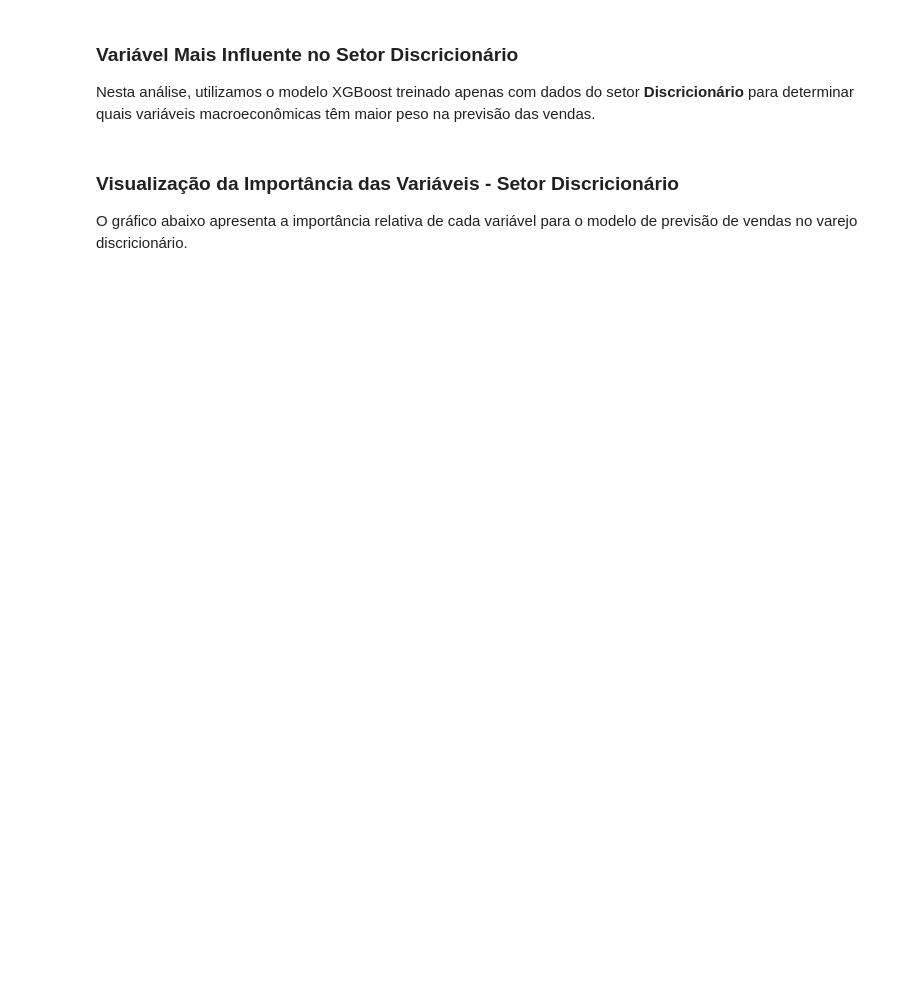
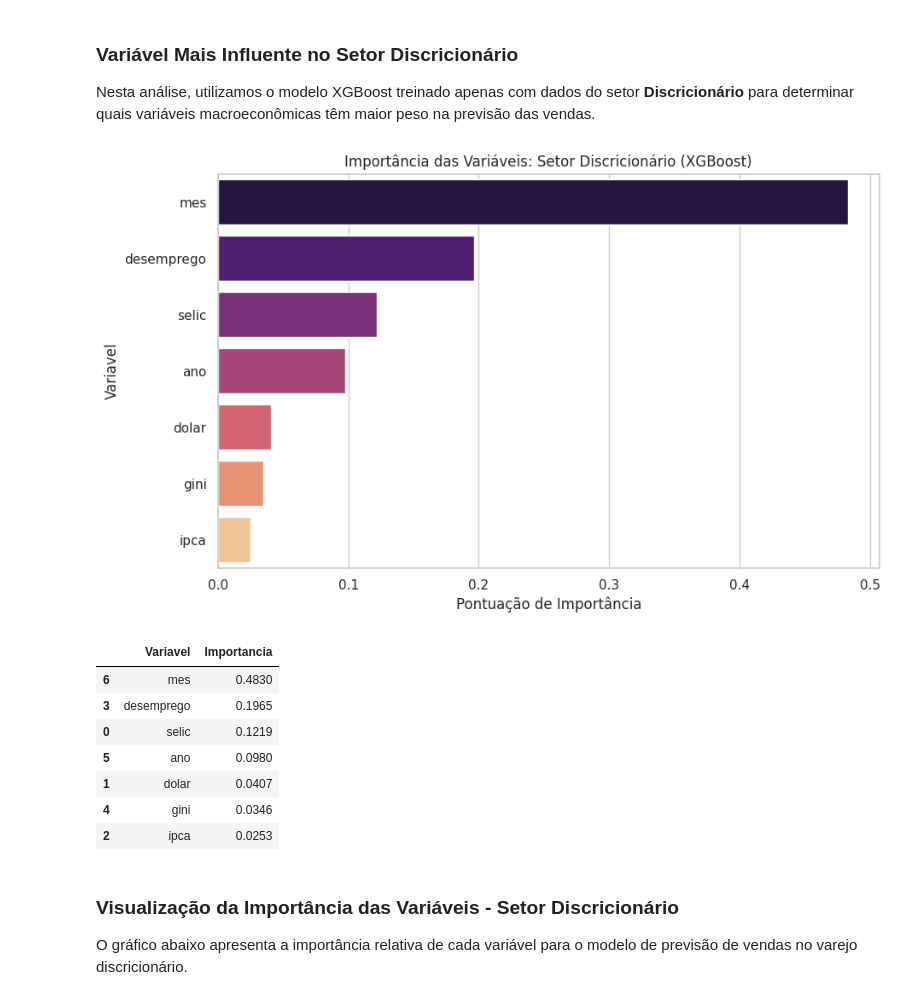
Before and after one commit to leandromvs/MVP-Analise-de-dados-e-boas-praticas-PUC-RIO, a Jupyter notebook: MVP_Analise_de_dados_e_boas_praticas_PUC_RIO_FINAL.ipynb, the cells around one changed output. Saved outputs shown, nothing was run; the diff lists cells and outputs as text; code cells hidden in the pictures; blank space fills up the shorter version.

```diff
--- a/MVP_Analise_de_dados_e_boas_praticas_PUC_RIO_FINAL.ipynb
+++ b/MVP_Analise_de_dados_e_boas_praticas_PUC_RIO_FINAL.ipynb
@@ -2379,28 +2549,44 @@ Nesta análise, utilizamos o modelo XGBoost treinado apenas com dados do setor *
 # %%
 import xgboost as xgb
 
 # 1. Preparar dados específicos para o setor discricionário
 df_disc_model = df_base_final[df_base_final['tipo_consumo'] == 'Discricionario']
 X_disc = df_disc_model[['selic', 'dolar', 'ipca', 'desemprego', 'gini', 'ano', 'mes']]
 y_disc = df_disc_model['variacao_vendas']
+
+# Remover linhas onde o target y_disc é NaN, e alinhar X_disc
+valid_indices = y_disc.dropna().index
+X_disc = X_disc.loc[valid_indices]
+y_disc = y_disc.loc[valid_indices]
 
 # 2. Treinar modelo XGBoost
 xgb_disc = xgb.XGBRegressor(objective='reg:squarederror', n_estimators=100, random_state=42)
 xgb_disc.fit(X_disc, y_disc)
 
 # 3. Extrair e visualizar importância
 imp_disc = pd.DataFrame({
     'Variavel': X_disc.columns,
     'Importancia': xgb_disc.feature_importances_
 }).sort_values(by='Importancia', ascending=False)
 
+# Plotting
 plt.figure(figsize=(10, 6))
-sns.barplot(data=imp_disc, x='Importancia', y='Variavel', palette='magma', hue='Variavel', legend=False)
+sns.barplot(x='Importancia', y='Variavel', data=imp_disc, palette='magma', hue='Variavel', legend=False)
 plt.title('Importância das Variáveis: Setor Discricionário (XGBoost)')
 plt.xlabel('Pontuação de Importância')
 plt.show()
 
 display(imp_disc)
+# %% [output]
+[figure, added]
+|  | Variavel | Importancia |
+| 6 | mes | 0.4830 |
+| 3 | desemprego | 0.1965 |
+| 0 | selic | 0.1219 |
+| 5 | ano | 0.0980 |
+| 1 | dolar | 0.0407 |
+| 4 | gini | 0.0346 |
+| 2 | ipca | 0.0253 |
 # %% [markdown]
 ### Visualização da Importância das Variáveis - Setor Discricionário
 
```
Also changed, not shown: parts of 18 cells of this notebook.
